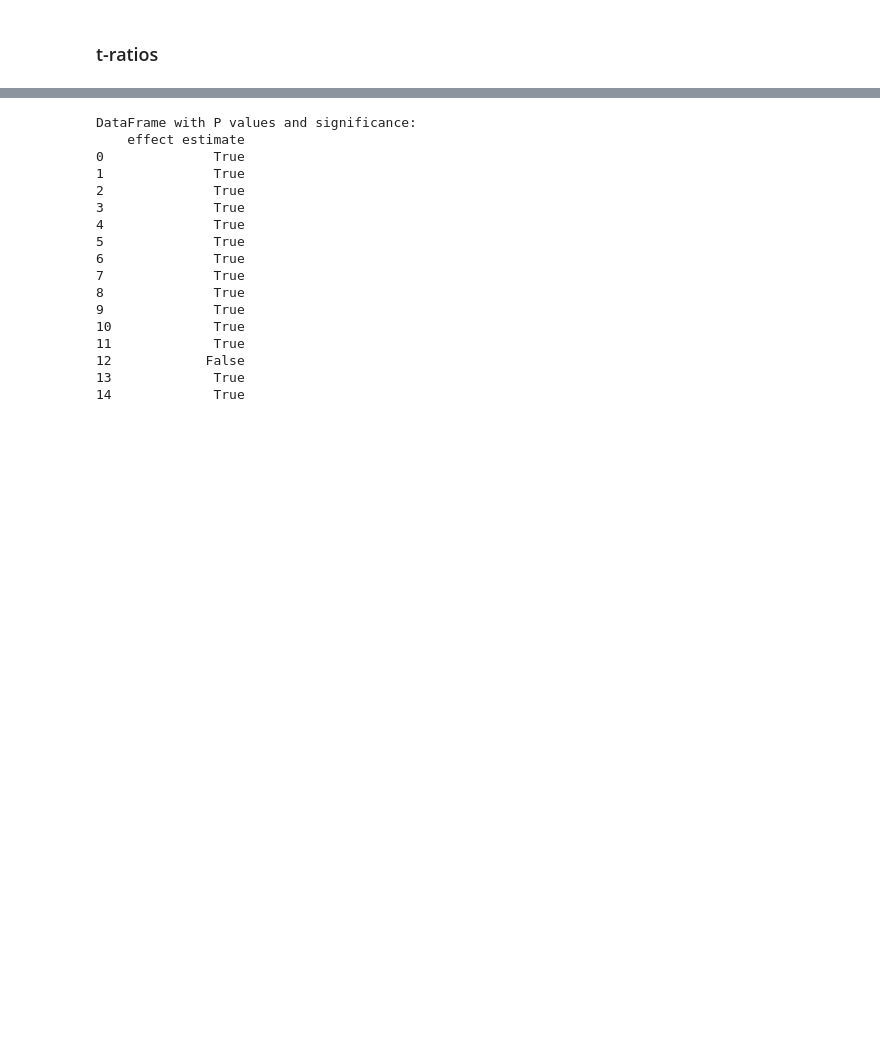
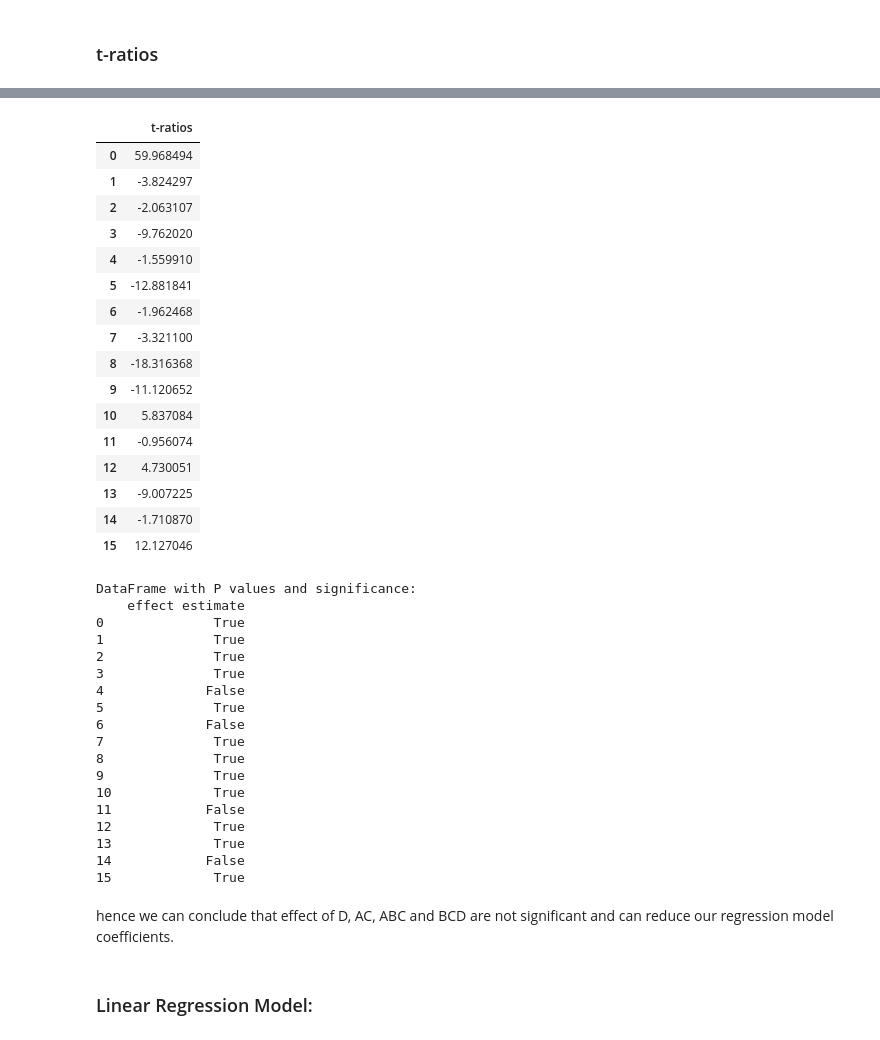
Before and after one commit to tapashreepradhan/semester-project-H02V8a, a Jupyter notebook: project.ipynb, the cells around one changed output, grey strips where cells are left out. Drawn from its saved outputs; the diff is of its cells as text; code cells hidden in the pictures; blank space fills up the shorter version.

Commit message:
regression model added

```diff
--- a/project.ipynb
+++ b/project.ipynb
@@ -328,8 +336,30 @@ t_ratios.rename(columns={'effect estimate':'t-ratios'})
+# %%
+new_row = pd.DataFrame({'effect estimate': [2*3.9725/se_Effect]})
+t_ratios = pd.concat([new_row, t_ratios], ignore_index=True)
+t_ratios.rename(columns={'effect estimate':'t-ratios'})
+# %% [output]
+|  | t-ratios |
+| 0 | 59.968494 |
+| 1 | -3.824297 |
+| 2 | -2.063107 |
+| 3 | -9.762020 |
+| 4 | -1.559910 |
+| 5 | -12.881841 |
+| 6 | -1.962468 |
+| 7 | -3.321100 |
+| 8 | -18.316368 |
+| 9 | -11.120652 |
+| 10 | 5.837084 |
+| 11 | -0.956074 |
+| 12 | 4.730051 |
+| 13 | -9.007225 |
+| 14 | -1.710870 |
+| 15 | 12.127046 |
 # %%
 alpha = 0.05
-# degrees of freedom = 2^4*15 = 240
+# degrees of freedom = 2^4.3 = 48
 def P(t_ratio):
-    t = st.t(df=240)
+    t = st.t(df=48)
     return 2 * (1 - t.cdf(abs(t_ratio)))
 
 # Apply the P function to each row in the DataFrame
@@ -348,14 +378,19 @@ DataFrame with P values and significance:
 1              True
 2              True
 3              True
-4              True
+4             False
 5              True
-6              True
+6             False
 7              True
 8              True
 9              True
 10             True
-11             True
-12            False
+11            False
+12             True
 13             True
-14             True
+14            False
+15             True
+# %% [markdown]
+hence we can conclude that effect of D, AC, ABC and BCD are not significant and can reduce our regression model coefficients.
+# %% [markdown]
+### Linear Regression Model:
```
Also changed, not shown: parts of 13 cells of this notebook, 1 other file.
